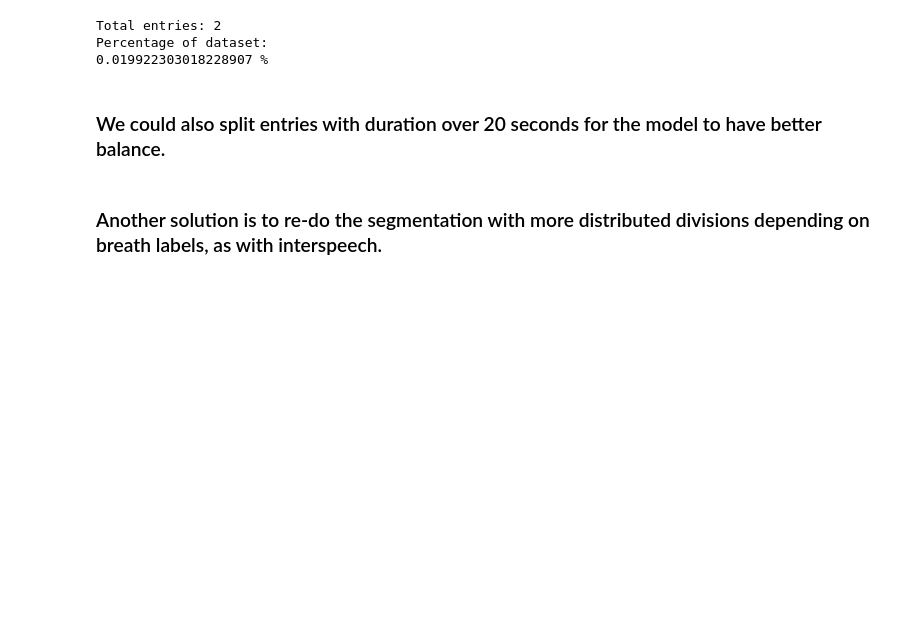
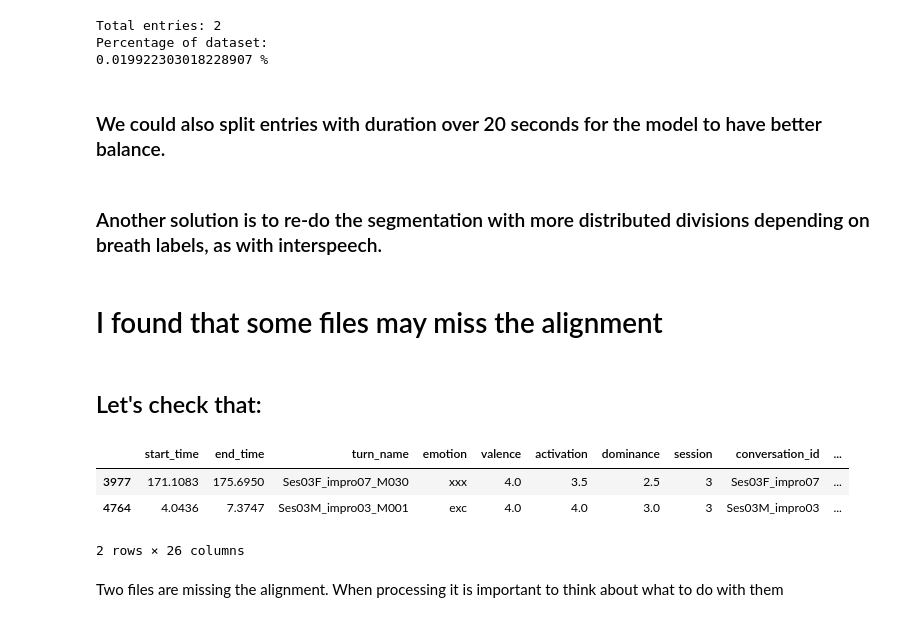
Before and after one commit to nicoloddo/PSYCHE, a Jupyter notebook: Exploration notebooks/explore_iemocap.ipynb, the cells around one changed output. Drawn from its saved outputs; the diff is of its cells as text; code cells hidden in the pictures; blank space fills up the shorter version.

Commit message:
Whisper-IEMOCAP merger; handling missing files in IEMOCAP

```diff
--- a/Exploration notebooks/explore_iemocap.ipynb
+++ b/Exploration notebooks/explore_iemocap.ipynb
@@ -13,8 +15,8 @@ from pydub.playback import play
 from statsmodels.multivariate.manova import MANOVA
 import matplotlib.pyplot as plt
 # %%
-dialog= pd.read_pickle("../Save/dialog.pkl")
-content= pd.read_pickle("../Save/content.pkl")
+dialog= pd.read_pickle("../Preprocessing/Save/dialog.pkl")
+content= pd.read_pickle("../Preprocessing/Save/content.pkl")
 # %%
 dialog.describe()
 # %% [output]
@@ -517,3 +519,19 @@ Percentage of dataset:
 ### We could also split entries with duration over 20 seconds for the model to have better balance.
 # %% [markdown]
 ### Another solution is to re-do the segmentation with more distributed divisions depending on breath labels, as with interspeech.
+# %% [markdown]
+# I found that some files may miss the alignment
+# %% [markdown]
+## Let's check that:
+# %%
+mask = content['alignment_path'].apply(lambda x: not os.path.isfile(x))
+no_alignment_subset = content[mask]
+# %%
+no_alignment_subset
+# %% [output]
+|  | start_time | end_time | turn_name | emotion | valence | activation | dominance | session | conversation_id | ... |
+| 3977 | 171.1083 | 175.6950 | Ses03F_impro07_M030 | xxx | 4.0 | 3.5 | 2.5 | 3 | Ses03F_impro07 | ... |
+| 4764 | 4.0436 | 7.3747 | Ses03M_impro03_M001 | exc | 4.0 | 4.0 | 3.0 | 3 | Ses03M_impro03 | ... |
+2 rows × 26 columns
+# %% [markdown]
+Two files are missing the alignment. When processing it is important to think about what to do with them
```
Also changed, not shown: parts of 1 cell of this notebook, 10 other files.
